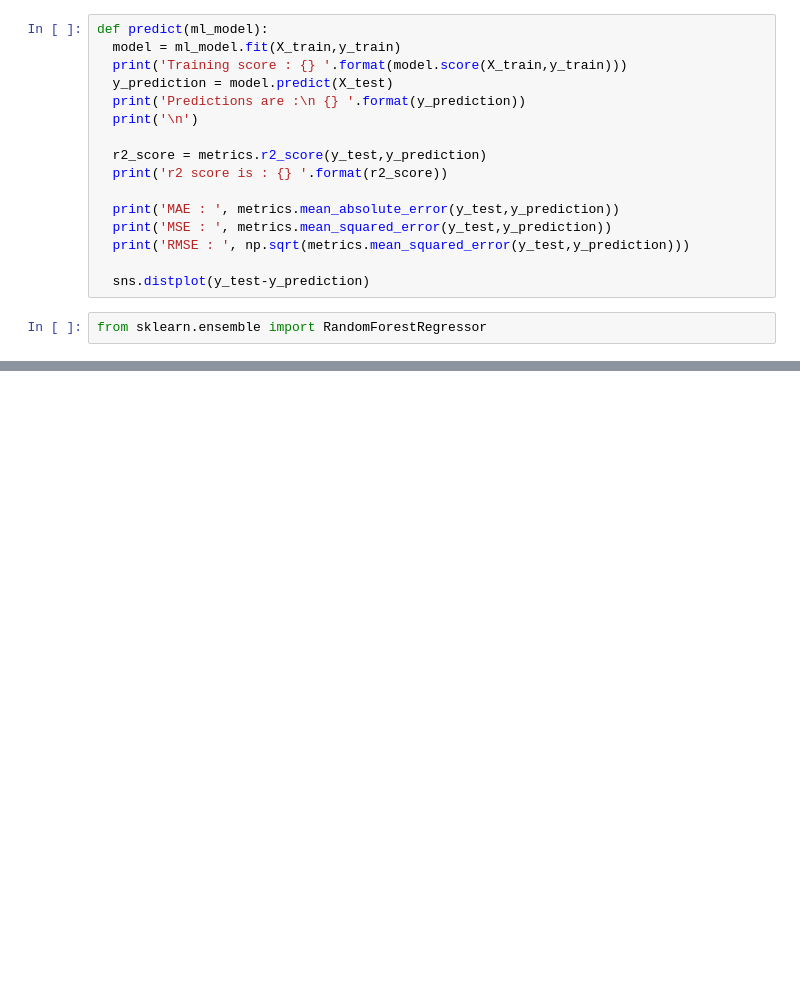
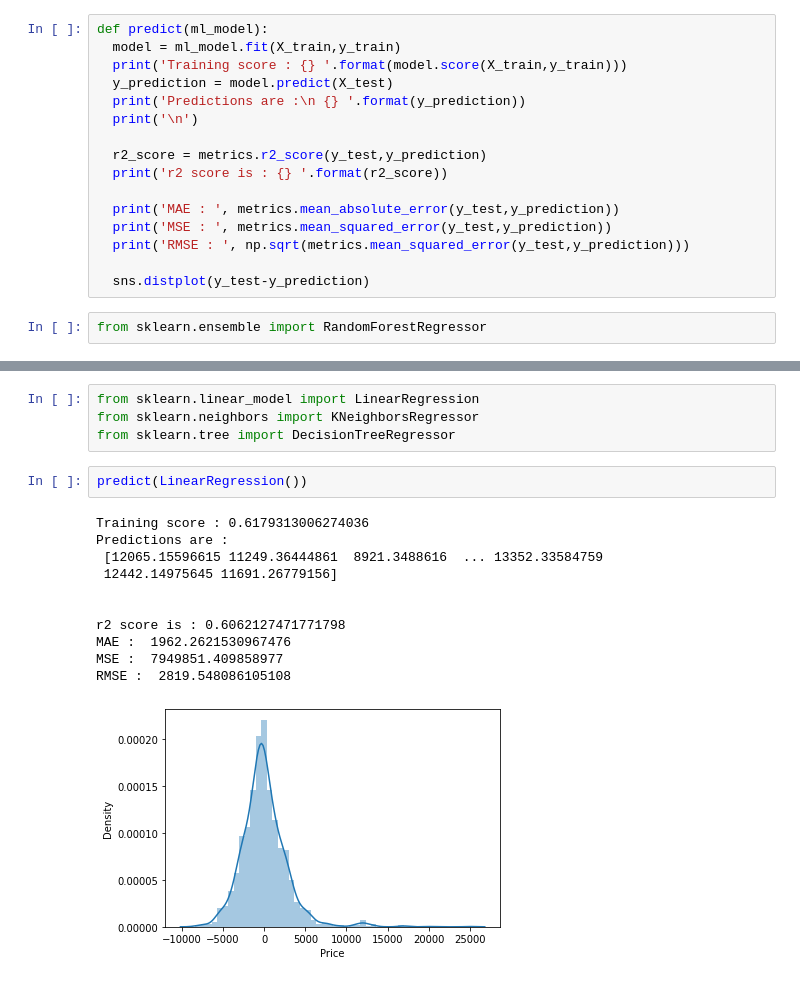
Before and after one commit to crzysab/Data-Science-Real-Projects-in-Python, a Jupyter notebook: Predict_Fare_of_Airlines_Tickets_using_Machine_Learning.ipynb, the cells around one changed output, grey strips where cells are left out. Cells and saved outputs as stored; diff of their text form; blank space fills up the shorter version.

```diff
--- a/Predict_Fare_of_Airlines_Tickets_using_Machine_Learning.ipynb
+++ b/Predict_Fare_of_Airlines_Tickets_using_Machine_Learning.ipynb
@@ -816,0 +820,18 @@ RMSE :  1949.2492382623323
+# %%
+from sklearn.linear_model import LinearRegression
+from sklearn.neighbors import KNeighborsRegressor
+from sklearn.tree import DecisionTreeRegressor
+# %%
+predict(LinearRegression())
+# %% [output]
+Training score : 0.6179313006274036
+Predictions are :
+ [12065.15596615 11249.36444861  8921.3488616  ... 13352.33584759
+ 12442.14975645 11691.26779156]
+
+
+r2 score is : 0.6062127471771798
+MAE :  1962.2621530967476
+MSE :  7949851.409858977
+RMSE :  2819.548086105108
+[figure, added]
```
Also changed, not shown: parts of 9 cells of this notebook.
